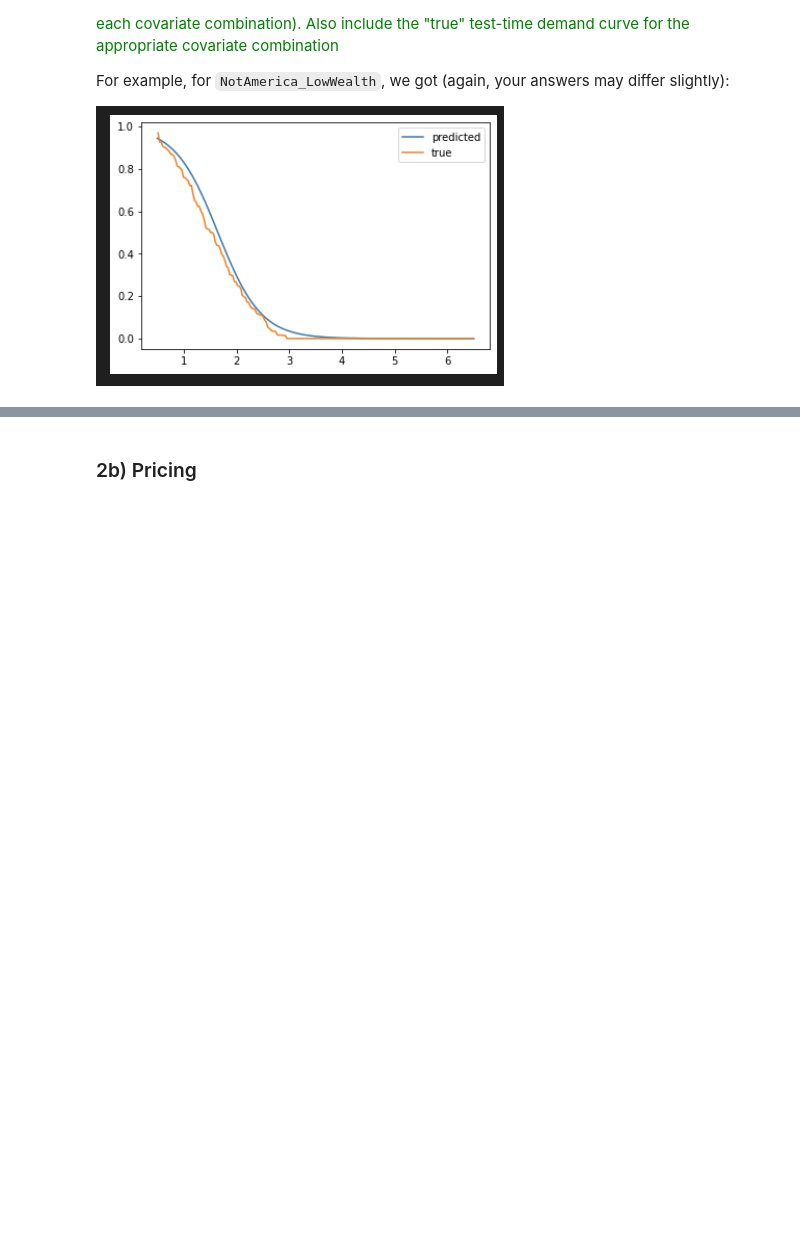
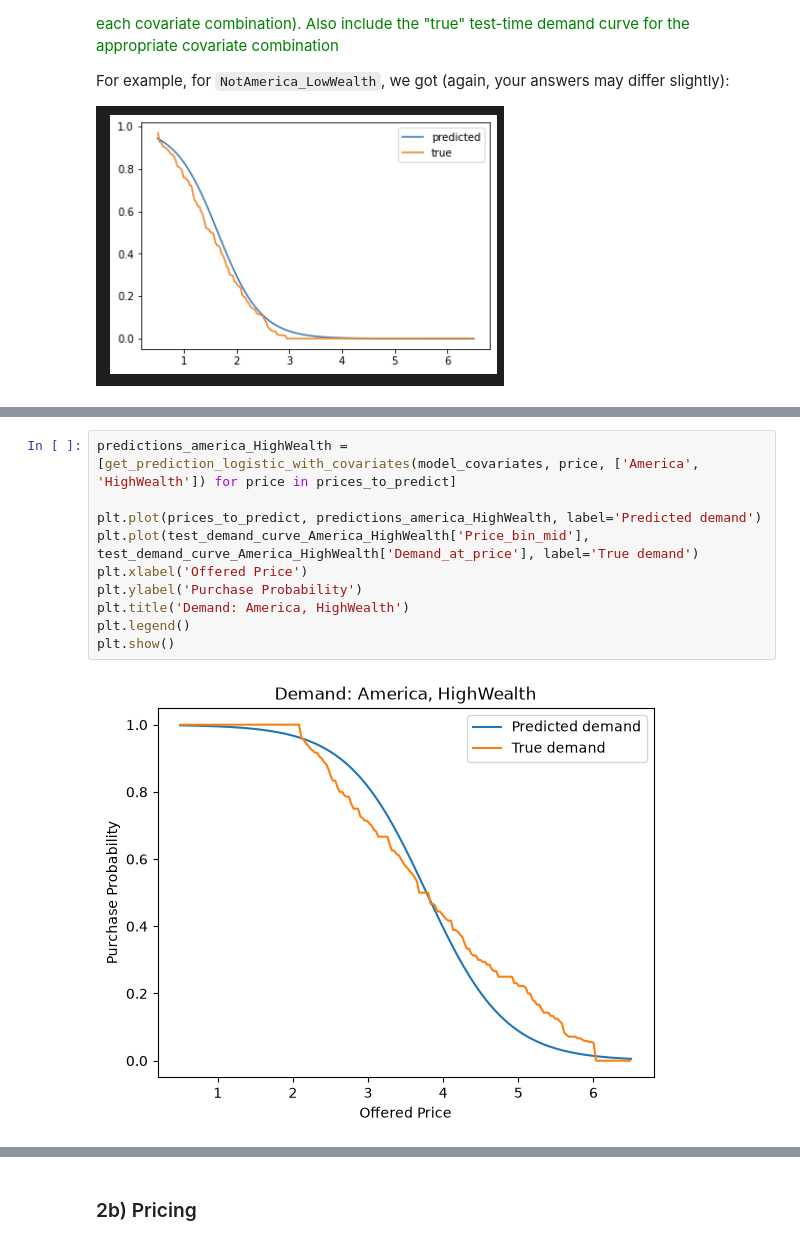
Before and after one commit to zoekrishtul/orie5355-hw3, a Jupyter notebook: HW3.ipynb, the cells around one changed output, grey strips where cells are left out. Cells and saved outputs as stored; diff of their text form; blank space fills up the shorter version.

```diff
--- a/HW3.ipynb
+++ b/HW3.ipynb
@@ -461,0 +511,12 @@ For example, for `NotAmerica_LowWealth`, we got (again, your answers may differ
+# %%
+predictions_america_HighWealth = [get_prediction_logistic_with_covariates(model_covariates, price, ['America', 'HighWealth']) for price in prices_to_predict]
+
+plt.plot(prices_to_predict, predictions_america_HighWealth, label='Predicted demand')
+plt.plot(test_demand_curve_America_HighWealth['Price_bin_mid'], test_demand_curve_America_HighWealth['Demand_at_price'], label='True demand')
+plt.xlabel('Offered Price')
+plt.ylabel('Purchase Probability')
+plt.title('Demand: America, HighWealth')
+plt.legend()
+plt.show()
+# %% [output]
+[figure, added]
```
Also changed, not shown: parts of 14 cells of this notebook.
